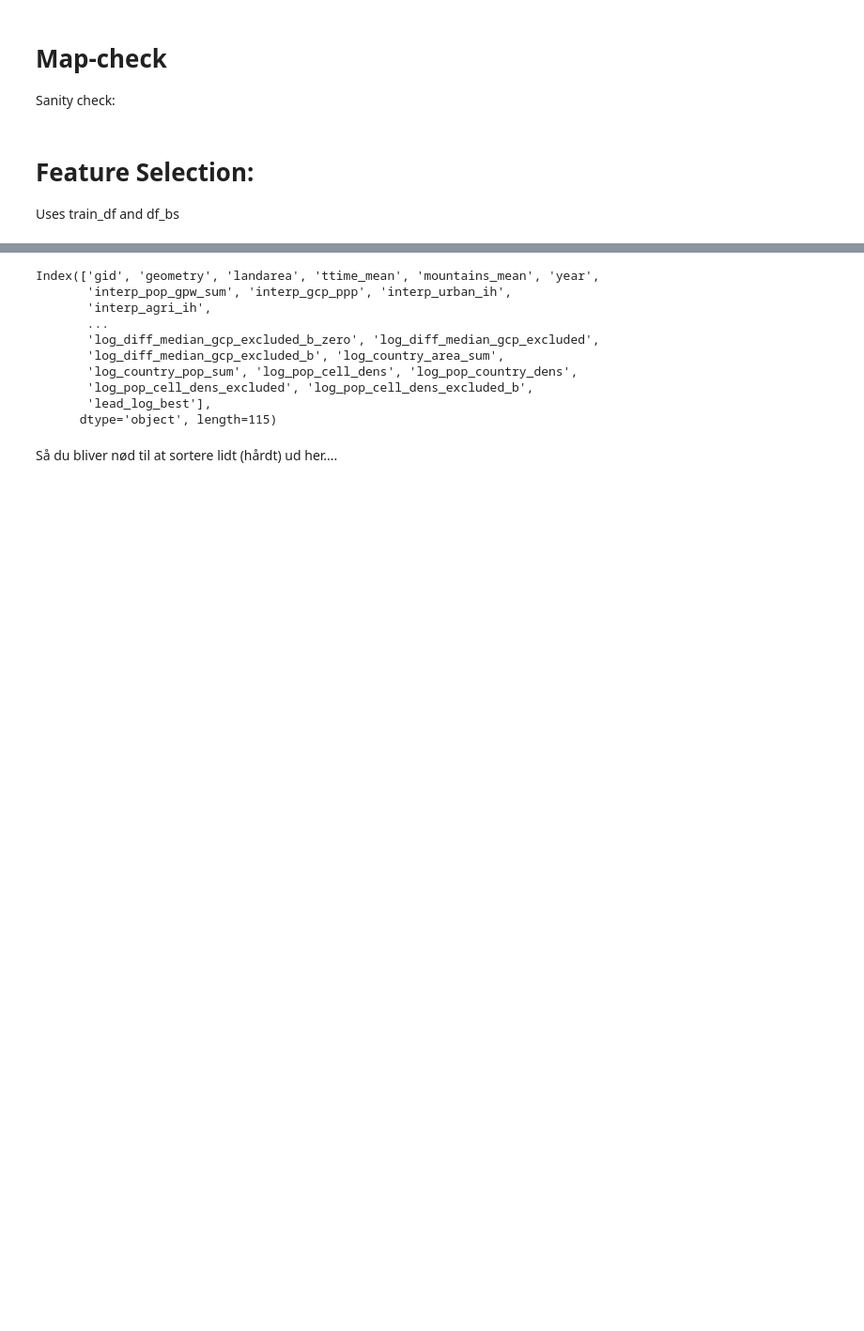
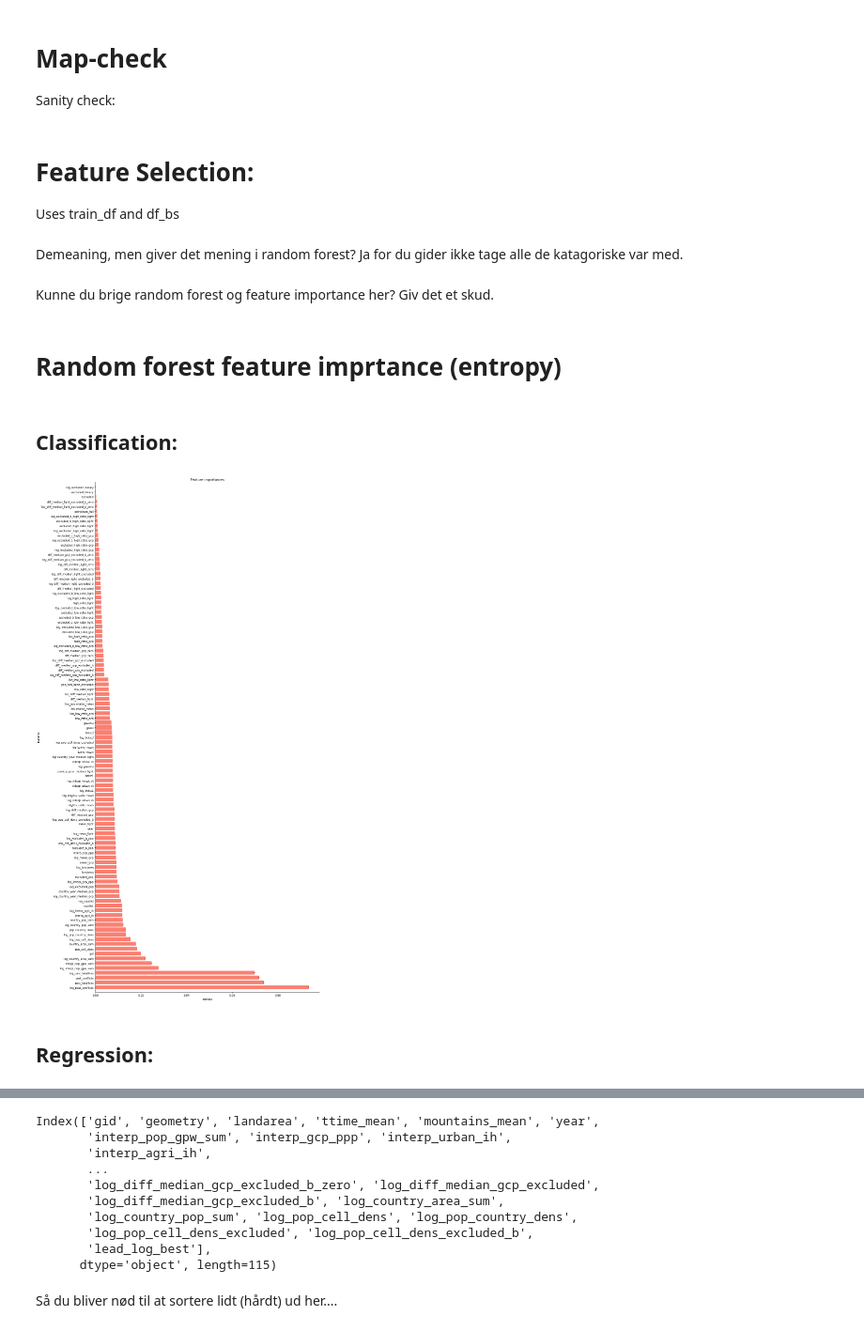
Before and after one commit to Polichinel/Conflict_Prediction, a Jupyter notebook: data_handling.ipynb, the cells around one changed output, grey strips where cells are left out. Shown at 94% size. Saved outputs shown, nothing was run; the diff lists cells and outputs as text; code cells hidden in the pictures; blank space fills up the shorter version.

Commit message:
Random Forest imp added

```diff
--- a/data_handling.ipynb
+++ b/data_handling.ipynb
@@ -76,13 +76,13 @@ def my_import():
 
 
     print('seconds it took load and handle data: ' + str(time.time()-t1))
-    return(prio_sy_ucdp_grid)
+    return(prio_sy_ucdp_grid, ucdp_lean_1990_year_agg) # ucdp for dist. to conflict var.
 
     # Should you normelize the data... espec teh y 'best'
 # %% [markdown]
 # PIS, du skal lige have delt op i intra- og inter state conflict og hovrfor ikke lave det tids plot der siger noger om hvor mange dødsfald der er intra-state vs. inter state... Lave evet i et andet script...
 # %%
-df=my_import()
+df, df_point = my_import() # df_pint = ucdp for dist. to conflict var.
 
 # Hvad bruger du den til?
 feature_list = ['landarea', 'ttime_mean', 'mountains_mean',
@@ -886,3 +913,54 @@ Sanity check:
 # %% [markdown]
 # Feature Selection:
 Uses train_df and df_bs
+# %% [markdown]
+Demeaning, men giver det mening i random forest? Ja for du gider ikke tage alle de katagoriske var med.
+# %% [markdown]
+Kunne du brige random forest og feature importance her? Giv det et skud.
+# %% [markdown]
+# Random forest feature imprtance (entropy)
+# %% [markdown]
+## Classification:
+# %%
+from sklearn.ensemble import RandomForestClassifier
+
+features_to_drop = ['geometry','best', 'log_best', 'binary_best', 'lead_binary_best', 'lead_best','log_binary_best', 'log_lead_binary_best', 'log_lead_best','lead_log_best']
+
+
+def fit_forest_class(features_to_drop = features_to_drop):
+
+    forest = RandomForestClassifier(n_estimators=250,random_state=0,criterion='entropy',n_jobs=-1)
+
+    data_train_full = train_df.dropna().copy()
+
+    X = data_train_full.drop(features_to_drop, axis = 1)
+
+    y = np.array(data_train_full['lead_binary_best'])
+
+    forest.fit(X, y)
+
+    return(forest, X, y)
+
+def importanceplot(forest = forest, X=X):
+    importances = forest.feature_importances_
+    std = np.std([tree.feature_importances_ for tree in forest.estimators_],axis=0)
+    indices = np.argsort(importances)[::-1]
+
+    plt.figure(figsize=[15,int(X.shape[1]/3)])
+    plt.title("Feature importances")
+    plt.barh(range(X.shape[1]), importances[indices],
+       color="salmon", yerr=std[indices], align="center")
+
+    plt.yticks(range(X.shape[1]),  X.columns[indices])
+    plt.ylim([-1, X.shape[1]])
+
+    plt.xlabel('entropy')
+    plt.ylabel('features')
+
+    sns.despine()
+    plt.show()
+# %%
+forest,X,y = fit_forest_class(features_to_drop)
+importanceplot(forest, X)
+# %% [output]
+[figure, added]
@@ -888,0 +975,2 @@ Uses train_df and df_bs
+# %% [markdown]
+## Regression:
```
Also changed, not shown: parts of 10 cells of this notebook.
